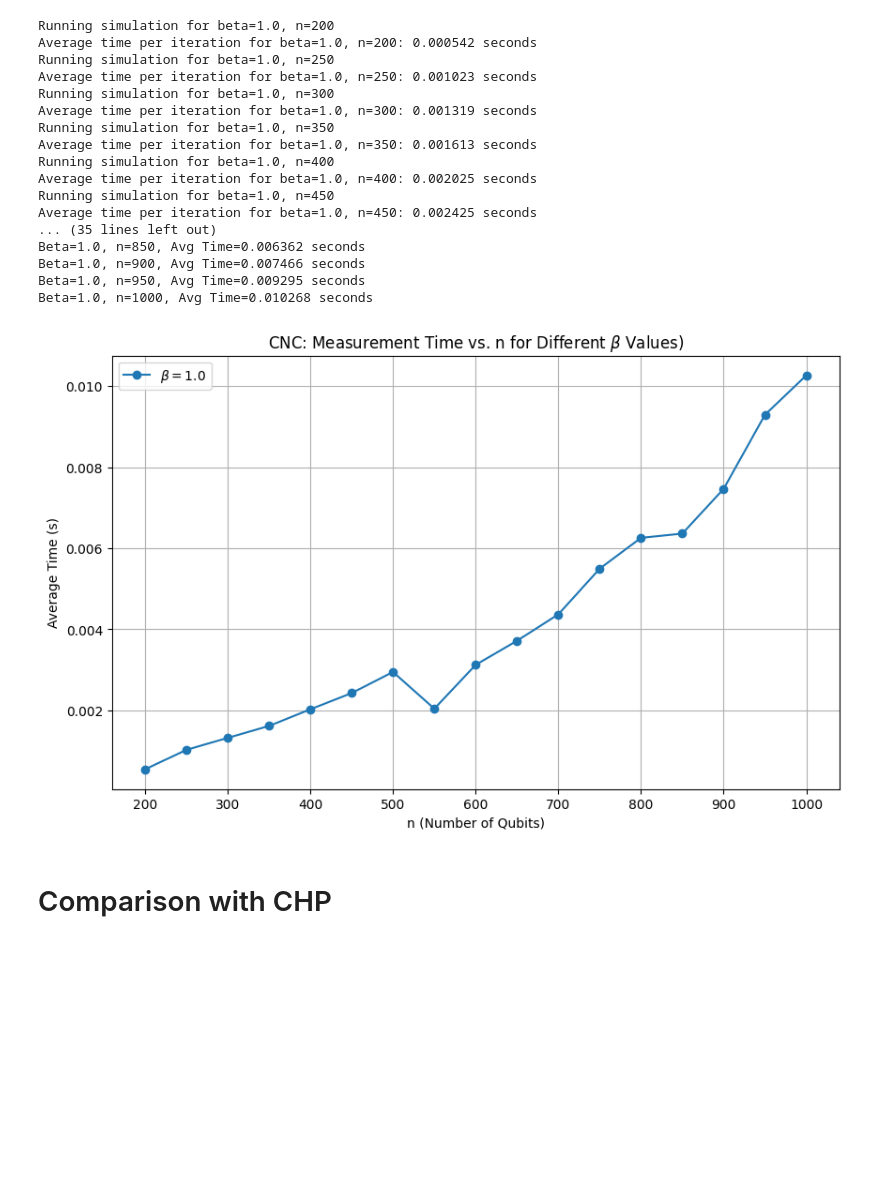
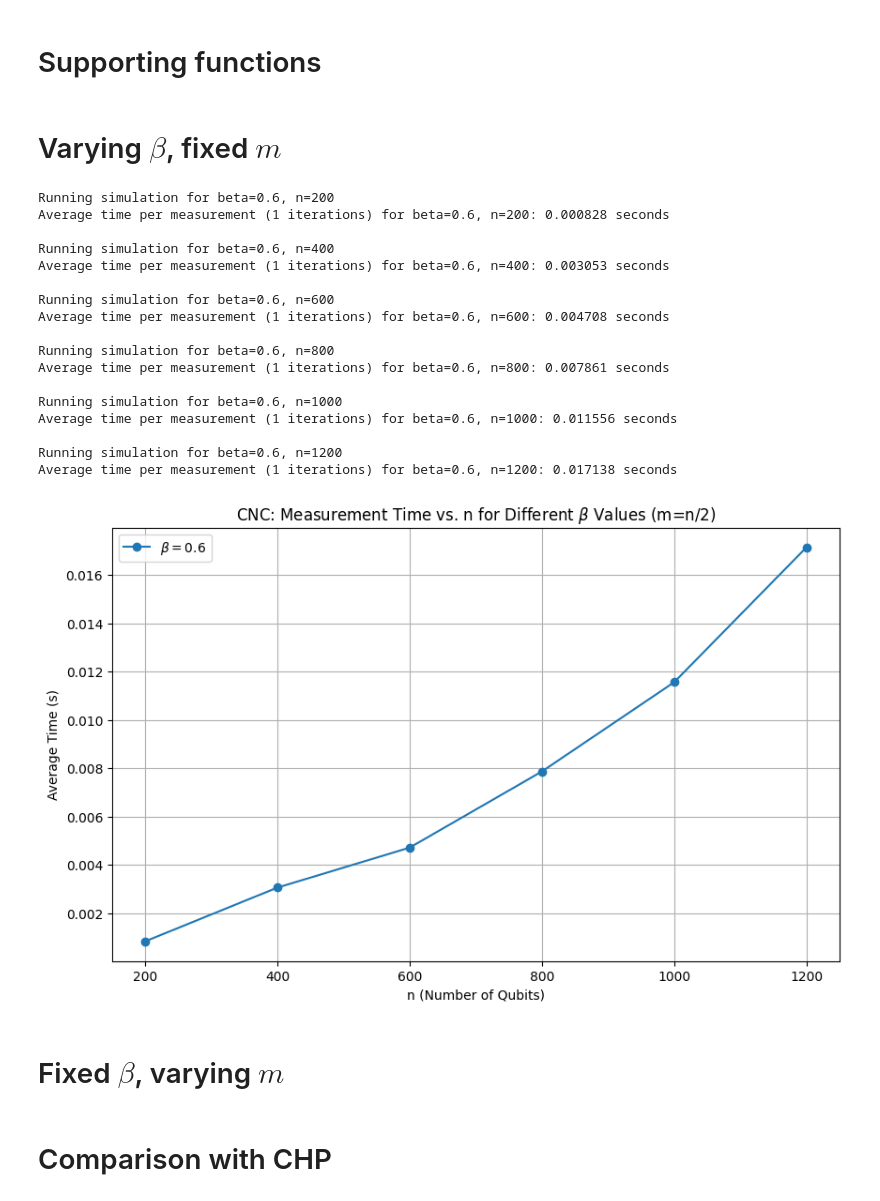
Before and after one commit to BilQCT/CNCSim, a Jupyter notebook: efficiency_testing.ipynb, the cells around one changed output. Drawn from its saved outputs; the diff is of its cells as text; code cells hidden in the pictures; blank space fills up the shorter version.

```diff
--- a/efficiency_testing.ipynb
+++ b/efficiency_testing.ipynb
@@ -8,8 +8,10 @@ import src.chp
+# %% [markdown]
+# Supporting functions
 # %%
 # generate random cliffords:
 def generate_gate_sequence(n, beta):
     """Generate a random sequence of Clifford gates."""
-    num_gates = int(beta * n) #* np.log2(n)
+    num_gates = int(beta * n * np.log2(n))
     gates = ['h', 's', 'cnot']
     sequence = []
     for _ in range(num_gates):
@@ -38,16 +40,19 @@ def apply_sequence_of_clifford(simulator, sequence):
         elif gate.startswith('cnot'):
             control, target = map(int, gate.split('_')[1:])
             simulator.apply_cnot(control, target)
+# %% [markdown]
+# Varying $\beta$, fixed $m$
 # %%
 # Loop over beta and n ranges
-beta_min = 1.0; beta_max = 1.01; delta = 0.4
+beta_min = 0.6; beta_max = 1.21; delta = 0.2
 beta_values = np.arange(beta_min, beta_max, delta)
 
 # define qubit ranges:
-n_min = 200; n_max = 1001; n_delta = 50
+n_min = 200; n_max = 1201; n_delta = 200
 n_values = range(n_min, n_max, n_delta)  # n from 200 to 2000
 
-m = "vary"
+m_doc_string = "n_over_2"
+m_fig_string = "n/2"
 
 results = []
 
@@ -59,8 +64,8 @@ for beta in beta_values:
         sequence = generate_gate_sequence(n, beta)
 
         # Initialize the CNC simulator
-        em = int(n/2)
-        simulator = cnc.CncSimulator(n, em)
+        m = int(n/2)
+        simulator = cnc.CncSimulator(n, m)
 
         # Apply the gate sequence
         apply_sequence_of_clifford(simulator, sequence)
@@ -83,68 +88,63 @@ for base in range(measurement_bases.shape[0]):
 """
 
         # Time the execution
-        repeat = 5
+        repeat = 1
         execution_time = timeit.timeit(stmt=stmt_code, setup=setup_code, number=repeat)
         avg_time = execution_time /(repeat*n)
-        print(f"Average time per iteration for beta={beta:.1f}, n={n}: {avg_time:.6f} seconds")
+        print(f"Average time per measurement ({repeat} iterations) for beta={beta:.1f}, n={n}: {avg_time:.6f} seconds \n")
 
         # Store results
         results.append((beta, n, avg_time))
 
-# Print all results
-for beta, n, avg_time in results:
-    print(f"Beta={beta:.1f}, n={n}, Avg Time={avg_time:.6f} seconds")
-
 # Save to .npy file
-np.save(f"./figures/cnc_measurement_n_{n_min}_{n_max}_{n_delta}_m_{m}_beta_{beta_min}_{beta_max}_{delta}.npy", np.array(results))
+np.save(f"./figures/cnc_measurement_n_{n_min}_{n_max}_{n_delta}_m_{m_doc_string}_beta_{beta_min}_{beta_max}_{delta}.npy", np.array(results))
 # %% [output]
-Running simulation for beta=1.0, n=200
-Average time per iteration for beta=1.0, n=200: 0.000542 seconds
-Running simulation for beta=1.0, n=250
-Average time per iteration for beta=1.0, n=250: 0.001023 seconds
-Running simulation for beta=1.0, n=300
-Average time per iteration for beta=1.0, n=300: 0.001319 seconds
-Running simulation for beta=1.0, n=350
-Average time per iteration for beta=1.0, n=350: 0.001613 seconds
-Running simulation for beta=1.0, n=400
-Average time per iteration for beta=1.0, n=400: 0.002025 seconds
-Running simulation for beta=1.0, n=450
-Average time per iteration for beta=1.0, n=450: 0.002425 seconds
-... (35 lines left out)
-Beta=1.0, n=850, Avg Time=0.006362 seconds
-Beta=1.0, n=900, Avg Time=0.007466 seconds
-Beta=1.0, n=950, Avg Time=0.009295 seconds
-Beta=1.0, n=1000, Avg Time=0.010268 seconds
+Running simulation for beta=0.6, n=200
+Average time per measurement (1 iterations) for beta=0.6, n=200: 0.000828 seconds
+
+Running simulation for beta=0.6, n=400
+Average time per measurement (1 iterations) for beta=0.6, n=400: 0.003053 seconds
+
+Running simulation for beta=0.6, n=600
+Average time per measurement (1 iterations) for beta=0.6, n=600: 0.004708 seconds
+
+Running simulation for beta=0.6, n=800
+Average time per measurement (1 iterations) for beta=0.6, n=800: 0.007861 seconds
+
+Running simulation for beta=0.6, n=1000
+Average time per measurement (1 iterations) for beta=0.6, n=1000: 0.011556 seconds
+
+Running simulation for beta=0.6, n=1200
+Average time per measurement (1 iterations) for beta=0.6, n=1200: 0.017138 seconds
 # %%
-import numpy as np
-import matplotlib.pyplot as plt
-
 # Your numpy array
 data = np.array(results)
 
 # Extract unique beta values
 betas = np.unique(data[:, 0])
 
 # Create the plot
 plt.figure(figsize=(10, 6))
 
 for beta in betas:
     subset = data[data[:, 0] == beta]  # Filter rows with the current beta
     n = subset[:, 1]
     avg_time = subset[:, 2]
     plt.plot(n, avg_time, marker='o', label=f"$\\beta={round(beta,1)}$")  # LaTeX syntax for beta
 
 # Label the axes and add a legend
 plt.xlabel("n (Number of Qubits)")
 plt.ylabel("Average Time (s)")
-plt.title(f"CNC: Measurement Time vs. n for Different $\\beta$ Values)")  # Use beta in title
+plt.title(f"CNC: Measurement Time vs. n for Different $\\beta$ Values (m={m_fig_string})")  # Use beta in title
 plt.legend()
 plt.grid(True)
 
 # Save the plot to a file
-plt.savefig(f"./figures/cnc_measurement_plot_n_{n_min}_{n_max}_{n_delta}_m_{m}_beta_{beta_min}_{beta_max}_{delta}.png", format="png", dpi=300)
+plt.savefig(f"./figures/cnc_measurement_plot_n_{n_min}_{n_max}_{n_delta}_m_{m_doc_string}_beta_{beta_min}_{beta_max}_{delta}.png", format="png", dpi=300)
 
 # Show the plot (optional)
 plt.show()
 # %% [output]
-[figure, old version]
+[figure, new version]
+# %% [markdown]
+# Fixed $\beta$, varying $m$
```
Also changed, not shown: parts of 12 cells of this notebook, 21 other files.
